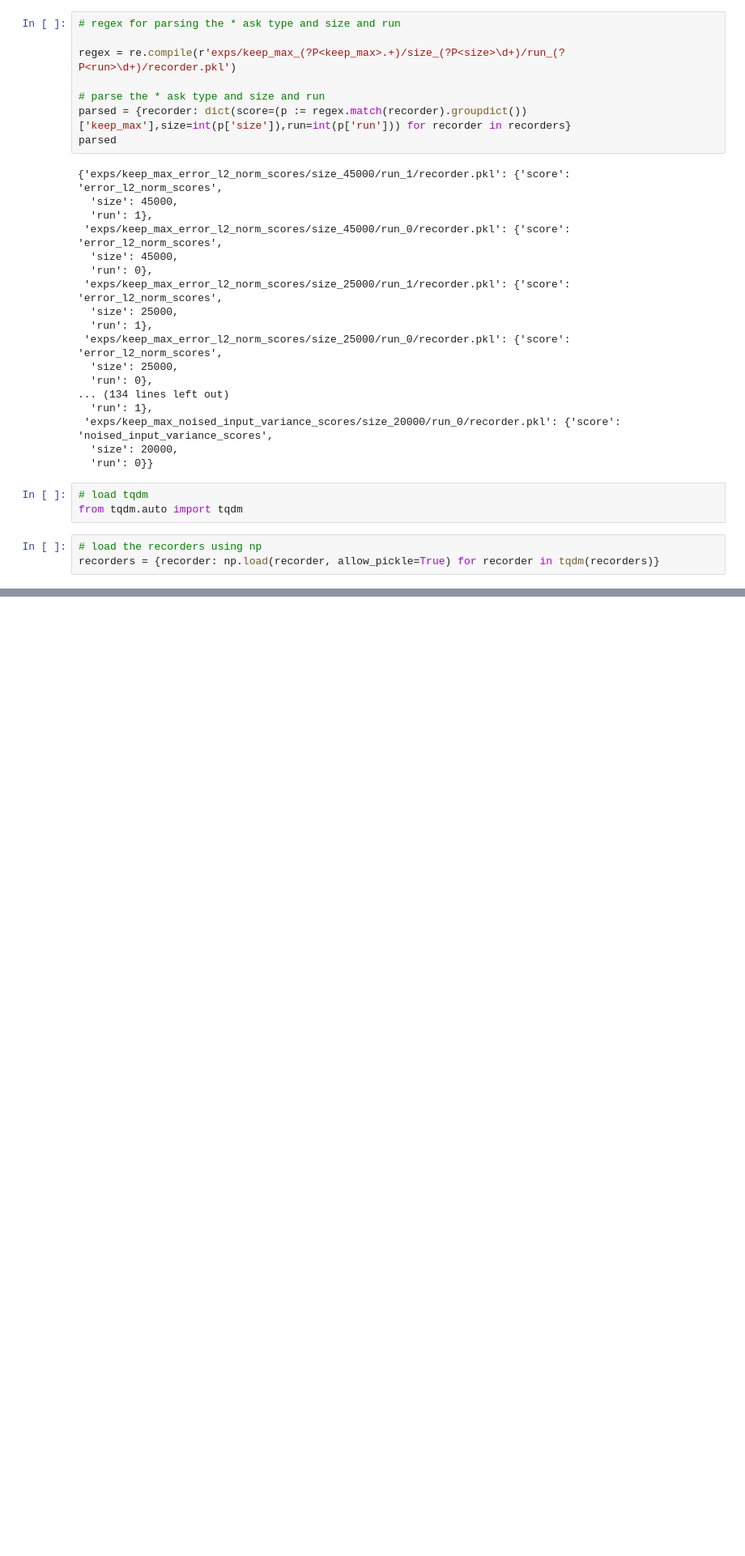
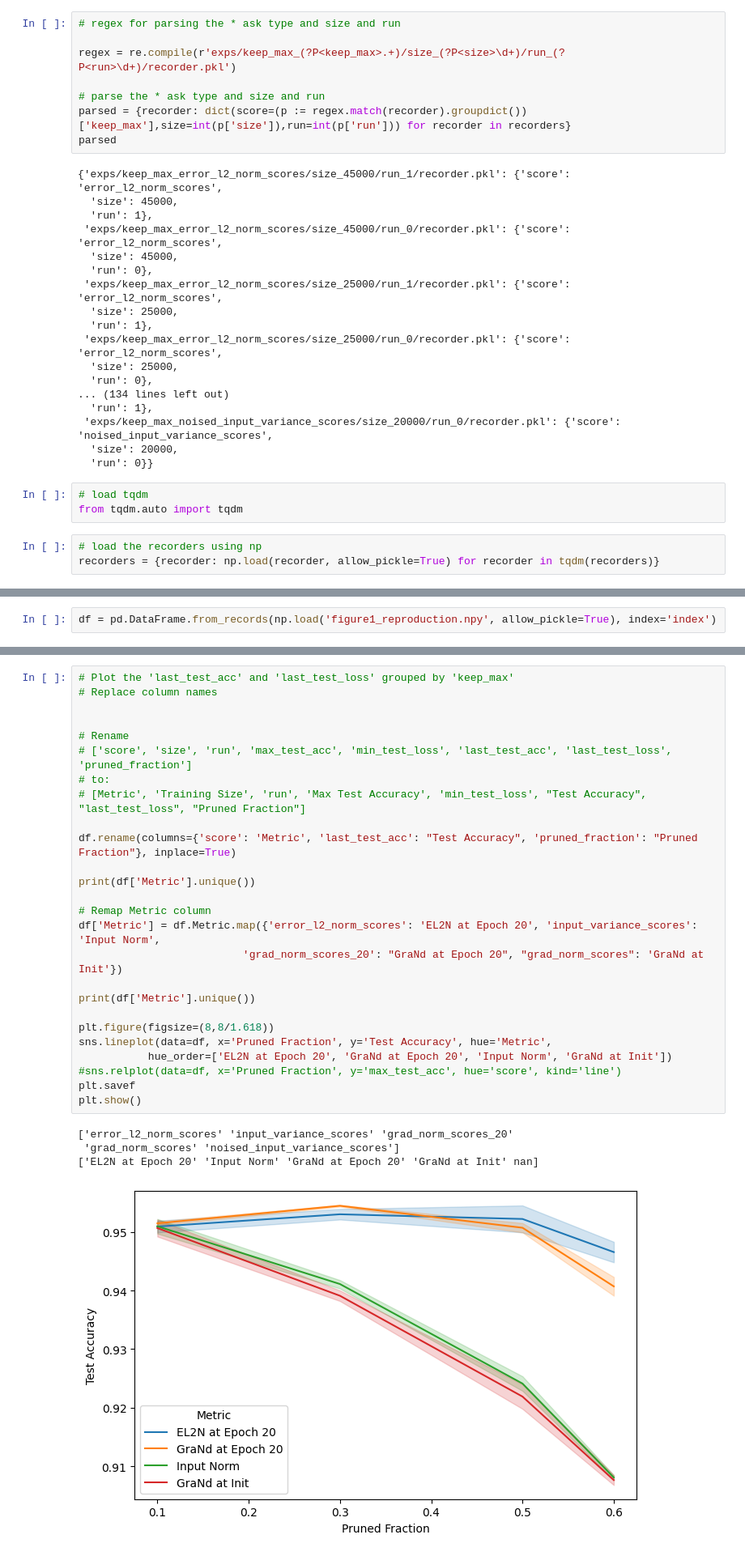
Before and after one commit to BlackHC/data_diet, a Jupyter notebook: analysis/result_analysis.ipynb, the cells around one changed output, grey strips where cells are left out. Shown at 81% size. Drawn from its saved outputs; the diff is of its cells as text; blank space fills up the shorter version.

```diff
--- a/analysis/result_analysis.ipynb
+++ b/analysis/result_analysis.ipynb
@@ -132,0 +104,2 @@ sns.relplot(data=df, x='pruned_fraction', y='max_test_acc', hue='score', kind='l
+# %%
+df = pd.DataFrame.from_records(np.load('figure1_reproduction.npy', allow_pickle=True), index='index')
@@ -132,0 +115,31 @@ sns.relplot(data=df, x='pruned_fraction', y='max_test_acc', hue='score', kind='l
+# %%
+# Plot the 'last_test_acc' and 'last_test_loss' grouped by 'keep_max'
+# Replace column names
+
+
+# Rename
+# ['score', 'size', 'run', 'max_test_acc', 'min_test_loss', 'last_test_acc', 'last_test_loss', 'pruned_fraction']
+# to:
+# [Metric', 'Training Size', 'run', 'Max Test Accuracy', 'min_test_loss', "Test Accuracy", "last_test_loss", "Pruned Fraction"]
+
+df.rename(columns={'score': 'Metric', 'last_test_acc': "Test Accuracy", 'pruned_fraction': "Pruned Fraction"}, inplace=True)
+
+print(df['Metric'].unique())
+
+# Remap Metric column
+df['Metric'] = df.Metric.map({'error_l2_norm_scores': 'EL2N at Epoch 20', 'input_variance_scores': 'Input Norm',
+                          'grad_norm_scores_20': "GraNd at Epoch 20", "grad_norm_scores": 'GraNd at Init'})
+
+print(df['Metric'].unique())
+
+plt.figure(figsize=(8,8/1.618))
+sns.lineplot(data=df, x='Pruned Fraction', y='Test Accuracy', hue='Metric',
+           hue_order=['EL2N at Epoch 20', 'GraNd at Epoch 20', 'Input Norm', 'GraNd at Init'])
+#sns.relplot(data=df, x='Pruned Fraction', y='max_test_acc', hue='score', kind='line')
+plt.savef
+plt.show()
+# %% [output]
+['error_l2_norm_scores' 'input_variance_scores' 'grad_norm_scores_20'
+ 'grad_norm_scores' 'noised_input_variance_scores']
+['EL2N at Epoch 20' 'Input Norm' 'GraNd at Epoch 20' 'GraNd at Init' nan]
+[figure, added]
```
Also changed, not shown: parts of 4 cells of this notebook, 9 other files.
